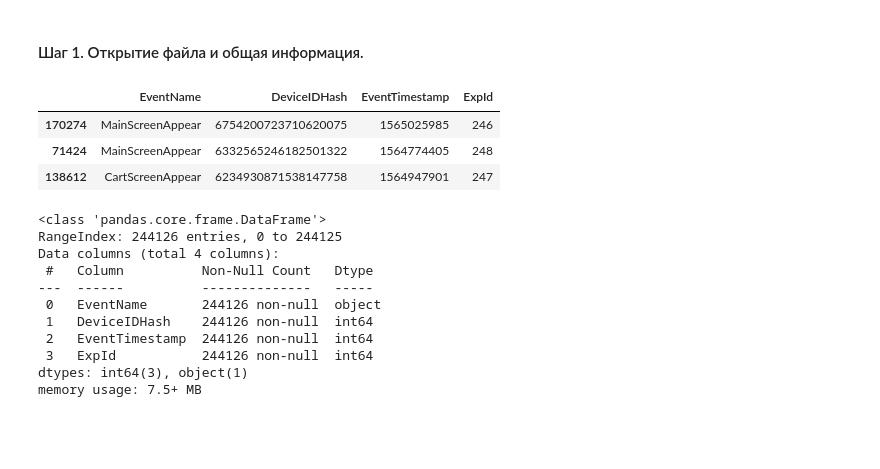
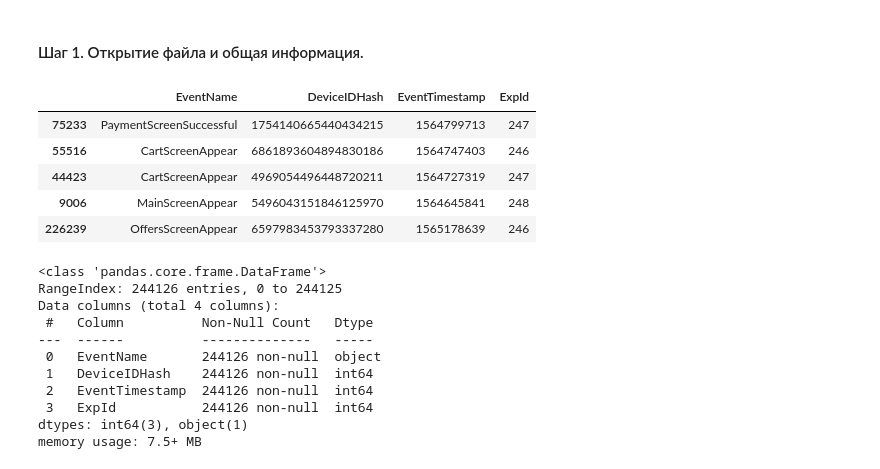
Before and after one commit to rynaryna/font_ab_test, a Jupyter notebook: font_test.ipynb, the cells around one changed output. Saved outputs shown, nothing was run; the diff lists cells and outputs as text; code cells hidden in the pictures; blank space fills up the shorter version.

```diff
--- a/font_test.ipynb
+++ b/font_test.ipynb
@@ -59,12 +61,14 @@ def plot_bar(data, x, y, xticks_rotation=0, ax=None):
 # %%
 path = ''
 logs = pd.read_csv(path + 'logs_exp.csv', delimiter='\t') # считываем данные, разделитель - символ табуляции
-logs.sample(3) # 5 случайных событий
+logs.sample(5) # 5 случайных событий
 # %% [output]
 |  | EventName | DeviceIDHash | EventTimestamp | ExpId |
-| 170274 | MainScreenAppear | 6754200723710620075 | 1565025985 | 246 |
-| 71424 | MainScreenAppear | 6332565246182501322 | 1564774405 | 248 |
-| 138612 | CartScreenAppear | 6234930871538147758 | 1564947901 | 247 |
+| 75233 | PaymentScreenSuccessful | 1754140665440434215 | 1564799713 | 247 |
+| 55516 | CartScreenAppear | 6861893604894830186 | 1564747403 | 246 |
+| 44423 | CartScreenAppear | 4969054496448720211 | 1564727319 | 247 |
+| 9006 | MainScreenAppear | 5496043151846125970 | 1564645841 | 248 |
+| 226239 | OffersScreenAppear | 6597983453793337280 | 1565178639 | 246 |
 # %%
 logs.info() # выводим информацию о данных
 # %% [output]
```
Also changed, not shown: parts of 16 cells of this notebook.
